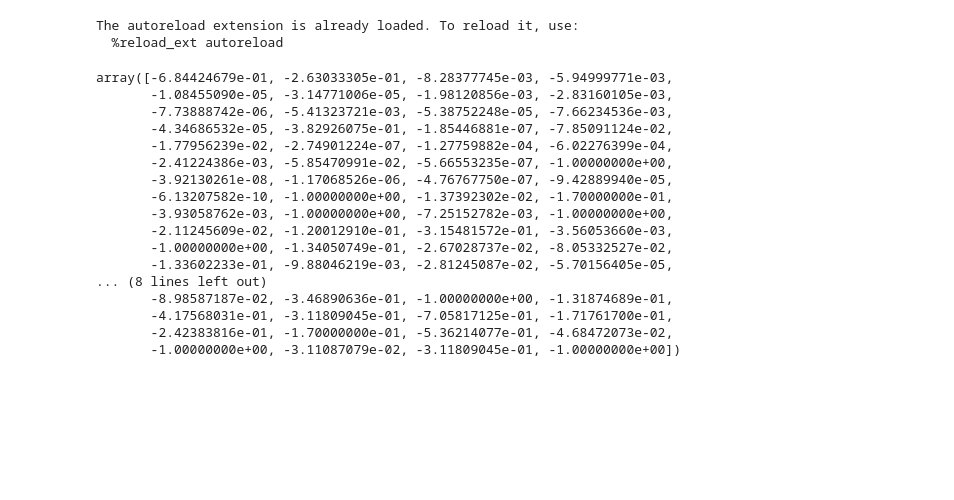
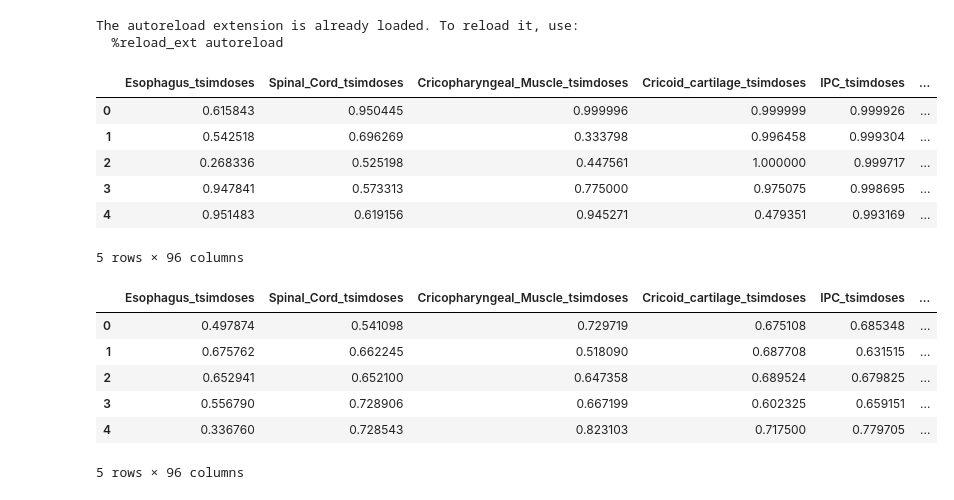
Before and after one commit to uic-evl/CAMP-RT, a Jupyter notebook: PYTHON/SensitivityAnalysis.ipynb, the cells around one changed output. Cells and saved outputs as stored; diff of their text form; code cells hidden in the pictures; blank space fills up the shorter version.

```diff
--- a/PYTHON/SensitivityAnalysis.ipynb
+++ b/PYTHON/SensitivityAnalysis.ipynb
@@ -92,20 +105,22 @@ train, test = get_train_test_datasets(db,
-# %%
-cluster_feature_selector.get_importances(train, db.toxicity)
-# %% [output]
-array([-6.84424679e-01, -2.63033305e-01, -8.28377745e-03, -5.94999771e-03,
-       -1.08455090e-05, -3.14771006e-05, -1.98120856e-03, -2.83160105e-03,
-       -7.73888742e-06, -5.41323721e-03, -5.38752248e-05, -7.66234536e-03,
-       -4.34686532e-05, -3.82926075e-01, -1.85446881e-07, -7.85091124e-02,
-       -1.77956239e-02, -2.74901224e-07, -1.27759882e-04, -6.02276399e-04,
-       -2.41224386e-03, -5.85470991e-02, -5.66553235e-07, -1.00000000e+00,
-       -3.92130261e-08, -1.17068526e-06, -4.76767750e-07, -9.42889940e-05,
-       -6.13207582e-10, -1.00000000e+00, -1.37392302e-02, -1.70000000e-01,
-       -3.93058762e-03, -1.00000000e+00, -7.25152782e-03, -1.00000000e+00,
-       -2.11245609e-02, -1.20012910e-01, -3.15481572e-01, -3.56053660e-03,
-       -1.00000000e+00, -1.34050749e-01, -2.67028737e-02, -8.05332527e-02,
-       -1.33602233e-01, -9.88046219e-03, -2.81245087e-02, -5.70156405e-05,
-... (8 lines left out)
-       -8.98587187e-02, -3.46890636e-01, -1.00000000e+00, -1.31874689e-01,
-       -4.17568031e-01, -3.11809045e-01, -7.05817125e-01, -1.71761700e-01,
-       -2.42383816e-01, -1.70000000e-01, -5.36214077e-01, -4.68472073e-02,
-       -1.00000000e+00, -3.11087079e-02, -3.11809045e-01, -1.00000000e+00])
+# %%
+cluster_importances = cluster_feature_selector.get_importances(predicted, db.toxicity, as_df = True)
+cluster_importances.describe()
+# %% [output]
+|  | Esophagus_tsimdoses | Spinal_Cord_tsimdoses | Cricopharyngeal_Muscle_tsimdoses | Cricoid_cartilage_tsimdoses | IPC_tsimdoses | ... |
+| 0 | 0.615843 | 0.950445 | 0.999996 | 0.999999 | 0.999926 | ... |
+| 1 | 0.542518 | 0.696269 | 0.333798 | 0.996458 | 0.999304 | ... |
+| 2 | 0.268336 | 0.525198 | 0.447561 | 1.000000 | 0.999717 | ... |
+| 3 | 0.947841 | 0.573313 | 0.775000 | 0.975075 | 0.998695 | ... |
+| 4 | 0.951483 | 0.619156 | 0.945271 | 0.479351 | 0.993169 | ... |
+5 rows × 96 columns
+# %%
+lg_importances = lg_feature_selector.get_importances(predicted, db.toxicity, as_df = True)
+lg_importances.describe()
+# %% [output]
+|  | Esophagus_tsimdoses | Spinal_Cord_tsimdoses | Cricopharyngeal_Muscle_tsimdoses | Cricoid_cartilage_tsimdoses | IPC_tsimdoses | ... |
+| 0 | 0.497874 | 0.541098 | 0.729719 | 0.675108 | 0.685348 | ... |
+| 1 | 0.675762 | 0.662245 | 0.518090 | 0.687708 | 0.631515 | ... |
+| 2 | 0.652941 | 0.652100 | 0.647358 | 0.689524 | 0.679825 | ... |
+| 3 | 0.556790 | 0.728906 | 0.667199 | 0.602325 | 0.659151 | ... |
+| 4 | 0.336760 | 0.728543 | 0.823103 | 0.717500 | 0.779705 | ... |
+5 rows × 96 columns
```
Also changed, not shown: parts of 8 cells of this notebook, 3 other files.
